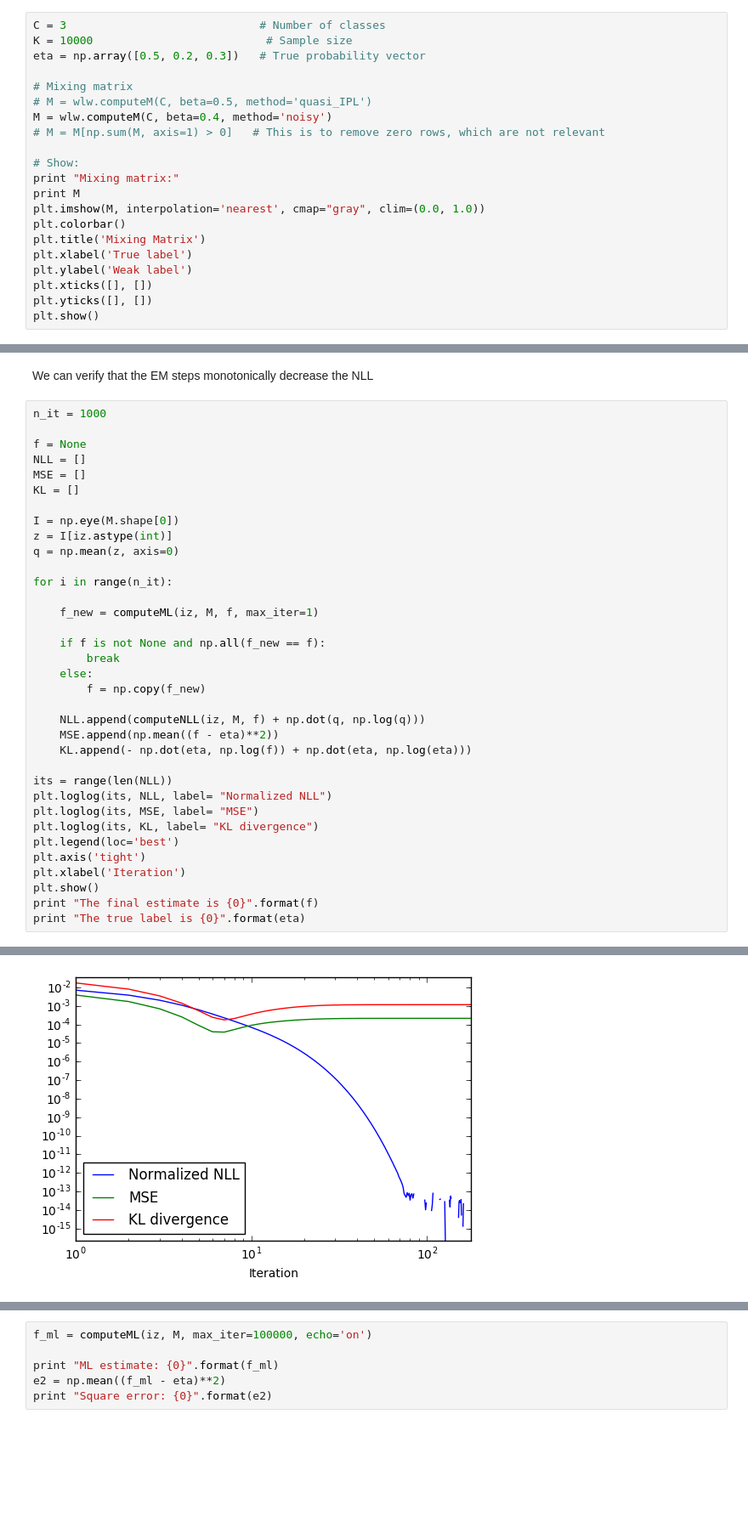
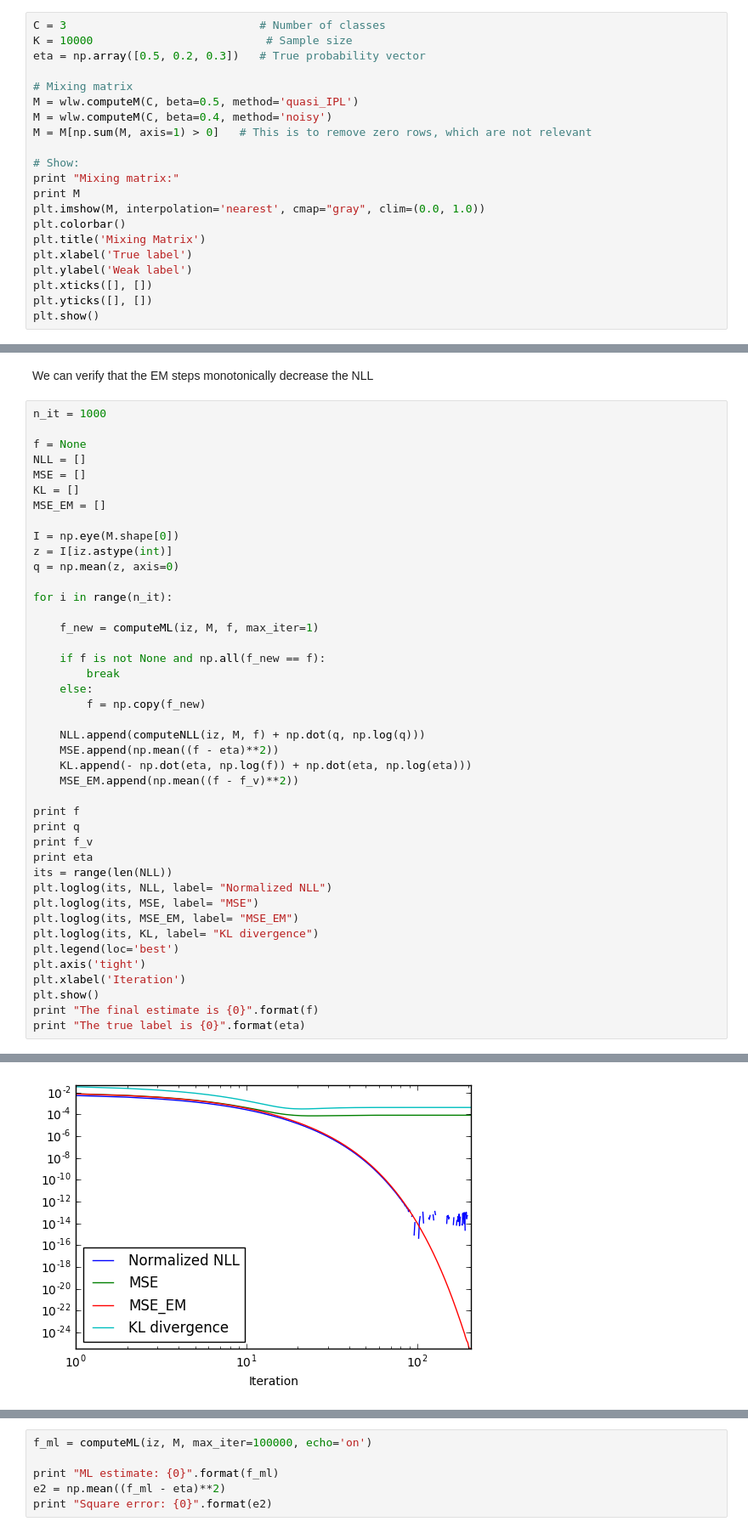
Before and after one commit to Orieus/WeakLabelModel, a Jupyter notebook: learnFromWL.ipynb, the cells around one changed output, grey strips where cells are left out. Shown at 85% size. Drawn from its saved outputs; the diff is of its cells as text; blank space fills up the shorter version.

```diff
--- a/learnFromWL.ipynb
+++ b/learnFromWL.ipynb
@@ -36,9 +36,9 @@ K = 10000                          # Sample size
 eta = np.array([0.5, 0.2, 0.3])   # True probability vector
 
 # Mixing matrix
-# M = wlw.computeM(C, beta=0.5, method='quasi_IPL')
+M = wlw.computeM(C, beta=0.5, method='quasi_IPL')
 M = wlw.computeM(C, beta=0.4, method='noisy')
-# M = M[np.sum(M, axis=1) > 0]   # This is to remove zero rows, which are not relevant
+M = M[np.sum(M, axis=1) > 0]   # This is to remove zero rows, which are not relevant
 
 # Show:
 print "Mixing matrix:"
@@ -166,6 +166,7 @@ f = None
 NLL = []
 MSE = []
 KL = []
+MSE_EM = []
 
 I = np.eye(M.shape[0])
 z = I[iz.astype(int)]
@@ -183,10 +184,16 @@ for i in range(n_it):
     NLL.append(computeNLL(iz, M, f) + np.dot(q, np.log(q)))
     MSE.append(np.mean((f - eta)**2))
     KL.append(- np.dot(eta, np.log(f)) + np.dot(eta, np.log(eta)))
+    MSE_EM.append(np.mean((f - f_v)**2))
 
+print f
+print q
+print f_v
+print eta
 its = range(len(NLL))
 plt.loglog(its, NLL, label= "Normalized NLL")
 plt.loglog(its, MSE, label= "MSE")
+plt.loglog(its, MSE_EM, label= "MSE_EM")
 plt.loglog(its, KL, label= "KL divergence")
 plt.legend(loc='best')
 plt.axis('tight')
@@ -198 +209 @@ print "The true label is {0}".format(eta)
-[figure, old version]
+[figure, new version]
```
Also changed, not shown: parts of 5 cells of this notebook.
